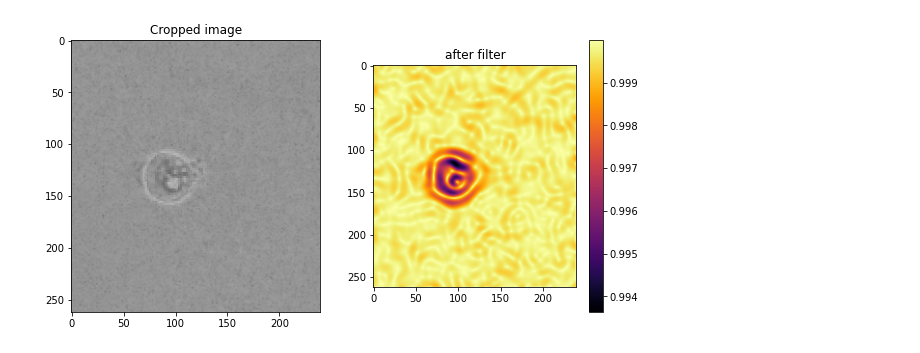
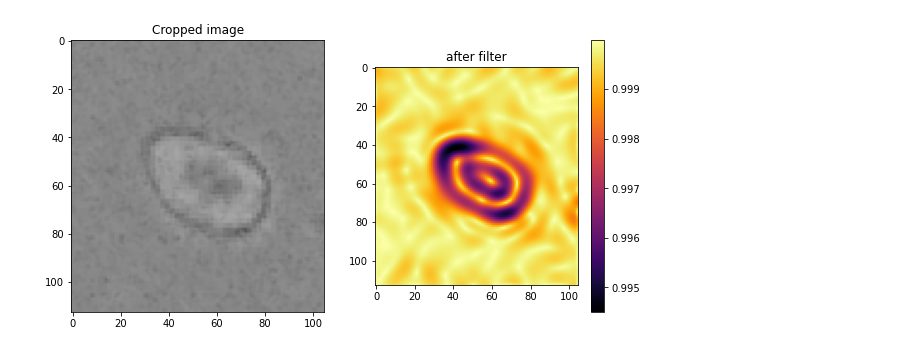
Before and after one commit to ArttuD/InstruProject, a Jupyter notebook: incubationSeries/cleanSegment.ipynb, the cells around one changed output. Cells and saved outputs as stored; diff of their text form; code cells hidden in the pictures.

```diff
--- a/incubationSeries/cleanSegment.ipynb
+++ b/incubationSeries/cleanSegment.ipynb
@@ -11,6 +11,7 @@ import numpy as np
 # %%
 def saver(root, fig_path, area, perimeter, fb, cutThreshold, indexCell, fig, mask, indexImg):
     result_main = os.path.join(root,"results")
+    mag = fig_path.split(os.sep)[-1].split("_")[0]
 
     if not os.path.exists(result_main):
         os.makedirs(result_main)
@@ -30,8 +31,8 @@ def saver(root, fig_path, area, perimeter, fb, cutThreshold, indexCell, fig, mas
             writer = csv.writer(f, delimiter=',', quotechar='"', quoting=csv.QUOTE_MINIMAL)
             writer.writerow(["name", "area(pixel)", "perimeter(pixel)", "x_1", "y_1", "x_2", "y_2", "figPath",  "cutThreshold", "index_cell"])
 
-    name = os.path.join(save_folder,"contour_img_{}_cell_{}.npy".format(indexImg, indexCell))
-    name_figure = os.path.join(save_folder,"contour_img_{}_cell_{}.png".format(indexImg, indexCell))
+    name = os.path.join(save_folder,"{}_contour_img_{}_cell_{}.npy".format(mag,indexImg, indexCell))
+    name_figure = os.path.join(save_folder,"{}_contour_img_{}_cell_{}.png".format(mag,indexImg, indexCell))
 
     with open(path_csv,mode = 'a', newline = "") as f:
         writer = csv.writer(f, delimiter=',', quotechar='"', quoting=csv.QUOTE_MINIMAL)
@@ -69,7 +70,7 @@ def faridFilter(img, filterCoef):
             cv2.imshow("win", frame)
         elif event == cv2.EVENT_MOUSEMOVE and flags == cv2.EVENT_FLAG_LBUTTON:
             clone = frame.copy()
-            cv2.rectangle(clone, refPt[0], (x, y), (0, 255, 0), 25)
+            cv2.rectangle(clone, refPt[0], (x, y), (0, 255, 0), 4)
             cv2.imshow("win", clone)
 
     fig, ax = plt.subplots(1, 2,figsize=(10, 5))
@@ -161,7 +162,7 @@ def segmentImg(img, edges, final_boundaries, cutThreshold, idx):
     cv2.drawContours(image=frame, contours=[largest], contourIdx=-1, color=255, thickness=3)
 
 
-    fig, ax = plt.subplots(2, 2,figsize=(15, 10), facecolor='white')
+    fig, ax = plt.subplots(2, 2,figsize=(10, 7), facecolor='white')
 
     ax[0,0].imshow(frame)
     ax[0,1].imshow(mask)
@@ -175,12 +177,12 @@ figs = glob(os.path.join(root,"*/*/*.tif"))
 # %%
 #index of analae 6
-indexImg = 0 #index of image
+indexImg = 8 #index of image
 indexCell = 0
 
 fig_path = figs[indexImg]
 
 currentFrame = cv2.imread(fig_path)
 edges, final_boundaries = faridFilter(currentFrame, filterCoef=5)
 # %% [output]
-[figure, old version]
+[figure, new version]
 # %%
```
Also changed, not shown: parts of 2 cells of this notebook.
